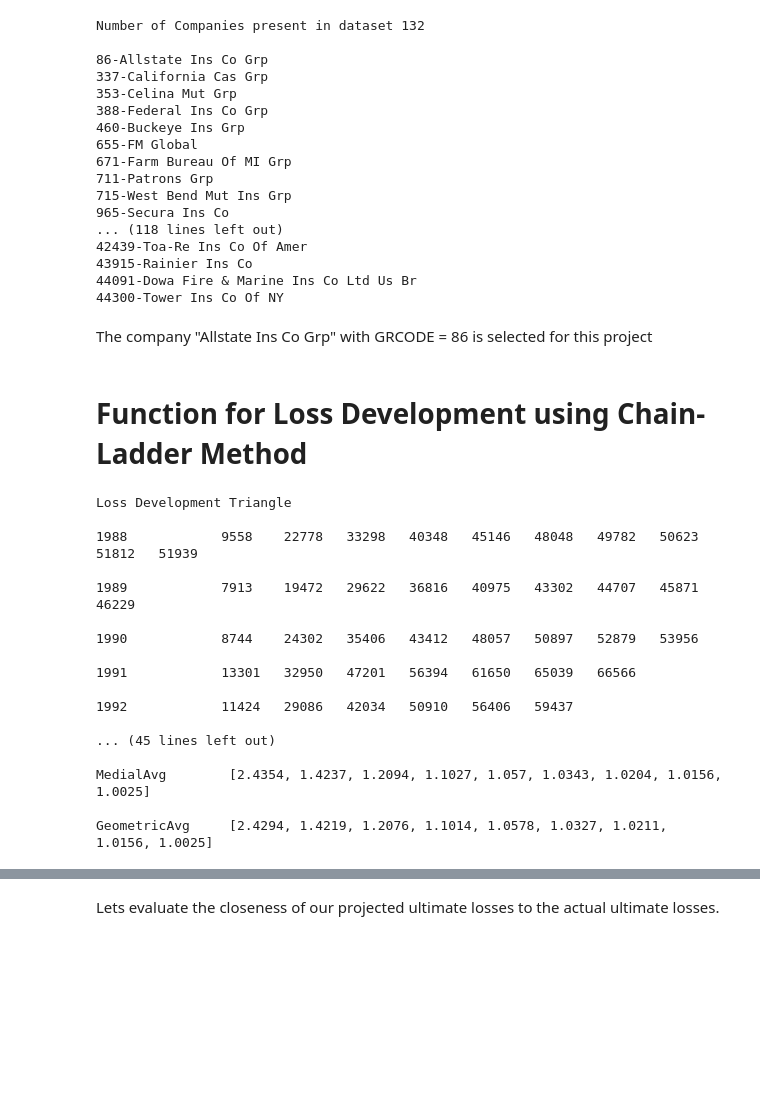
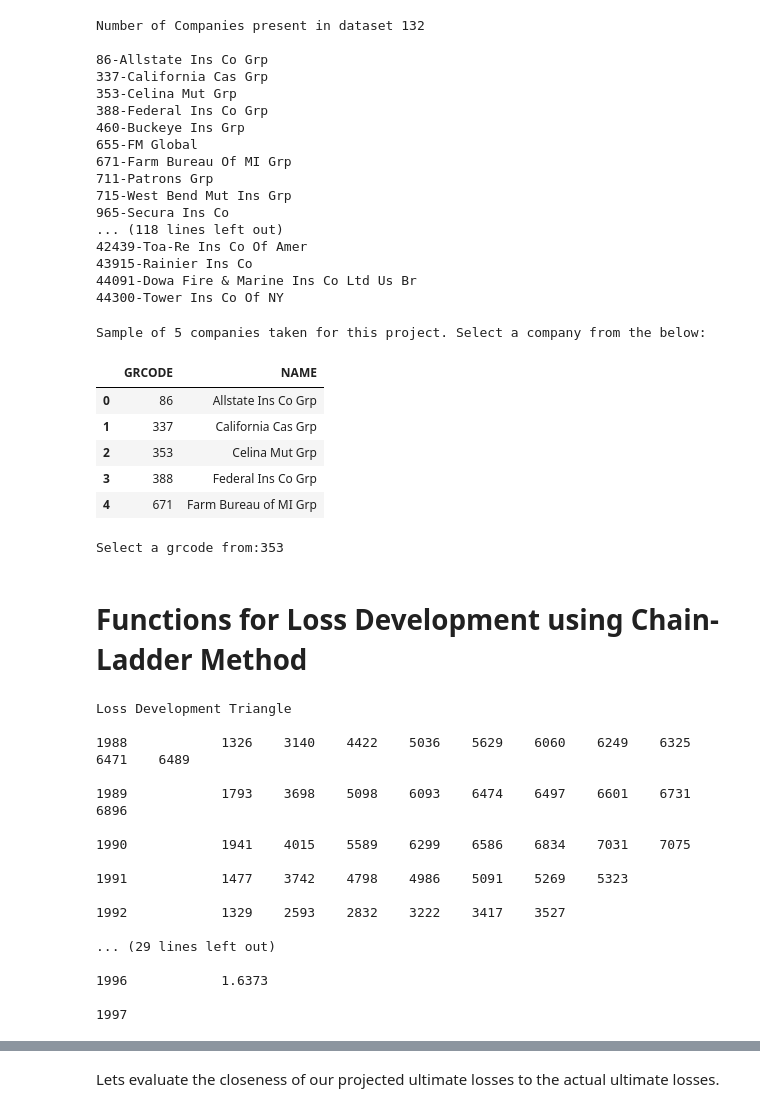
Before and after one commit to ard18/ratemaking-project, a Jupyter notebook: Ratemaking_Project.ipynb, the cells around one changed output, grey strips where cells are left out. Saved outputs shown, nothing was run; the diff lists cells and outputs as text; code cells hidden in the pictures; blank space fills up the shorter version.

```diff
--- a/Ratemaking_Project.ipynb
+++ b/Ratemaking_Project.ipynb
@@ -103,5 +103,3 @@ Number of Companies present in dataset 132
 43915-Rainier Ins Co
 44091-Dowa Fire & Marine Ins Co Ltd Us Br
 44300-Tower Ins Co Of NY
-# %% [markdown]
-The company "Allstate Ins Co Grp" with GRCODE = 86 is selected for this project
@@ -113,5 +106,29 @@ slt_comp = 337
+# %%
+sample_companies = ["Allstate Ins Co Grp", "California Cas Grp", "Celina Mut Grp", "Federal Ins Co Grp", "Farm Bureau of MI Grp"]
+grcodes = [86, 337, 353, 388, 671]
+df_comp = pd.DataFrame(
+    {
+        'GRCODE':grcodes,
+        'NAME':sample_companies,
+    }
+)
+print("Sample of 5 companies taken for this project. Select a company from the below:")
+df_comp
+# %% [output]
+Sample of 5 companies taken for this project. Select a company from the below:
+|  | GRCODE | NAME |
+| 0 | 86 | Allstate Ins Co Grp |
+| 1 | 337 | California Cas Grp |
+| 2 | 353 | Celina Mut Grp |
+| 3 | 388 | Federal Ins Co Grp |
+| 4 | 671 | Farm Bureau of MI Grp |
+# %%
+# select a grcode
+slt_comp = int(input("Select a grcode from:"))
+# %% [output]
+Select a grcode from:353
 # %% [markdown]
-# Function for Loss Development using Chain-Ladder Method
+# Functions for Loss Development using Chain-Ladder Method
 # %%
 # python class that consists of 4 different averaging methods for averaging loss-development factors
 class AveragingMethods:
@@ -263,25 +280,21 @@ print("Loss Development Factors (Age-to-Age factors)\n")
 ldf_triangle = computeLDF(loss_triangle)
 displayTriangleData(ldf_triangle)
 print("\n")
-
-avg_ldf = computeAverageLDF(ldf_triangle, loss_triangle)
-for i in avg_ldf.keys():
-    print(i,"\t",avg_ldf[i],"\n")
 # %% [output]
 Loss Development Triangle
 
-1988            9558    22778   33298   40348   45146   48048   49782   50623   51812   51939
+1988            1326    3140    4422    5036    5629    6060    6249    6325    6471    6489
 
-1989            7913    19472   29622   36816   40975   43302   44707   45871   46229
+1989            1793    3698    5098    6093    6474    6497    6601    6731    6896
 
-1990            8744    24302   35406   43412   48057   50897   52879   53956
+1990            1941    4015    5589    6299    6586    6834    7031    7075
 
-1991            13301   32950   47201   56394   61650   65039   66566
+1991            1477    3742    4798    4986    5091    5269    5323
 
-1992            11424   29086   42034   50910   56406   59437
+1992            1329    2593    2832    3222    3417    3527
 
-... (45 lines left out)
+... (29 lines left out)
 
-MedialAvg        [2.4354, 1.4237, 1.2094, 1.1027, 1.057, 1.0343, 1.0204, 1.0156, 1.0025]
+1996            1.6373
 
-GeometricAvg     [2.4294, 1.4219, 1.2076, 1.1014, 1.0578, 1.0327, 1.0211, 1.0156, 1.0025]
+1997
```
Also changed, not shown: parts of 30 cells of this notebook.
